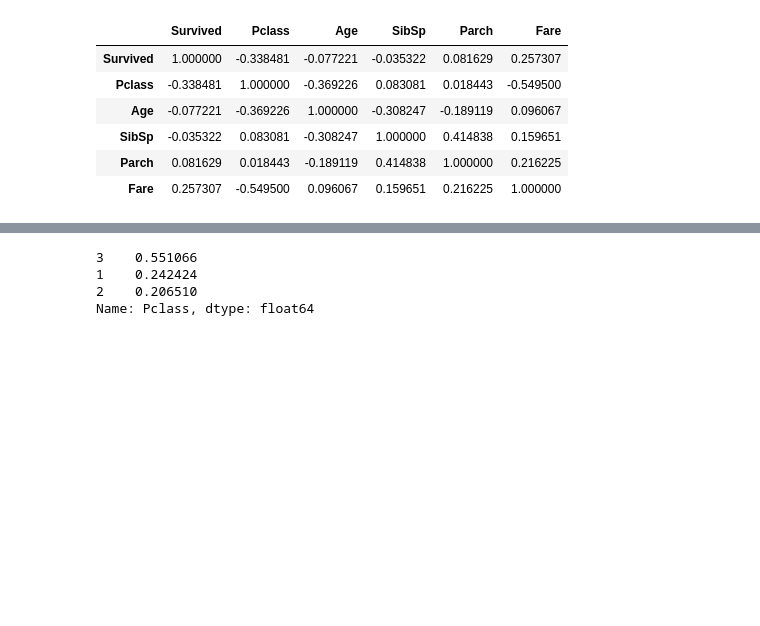
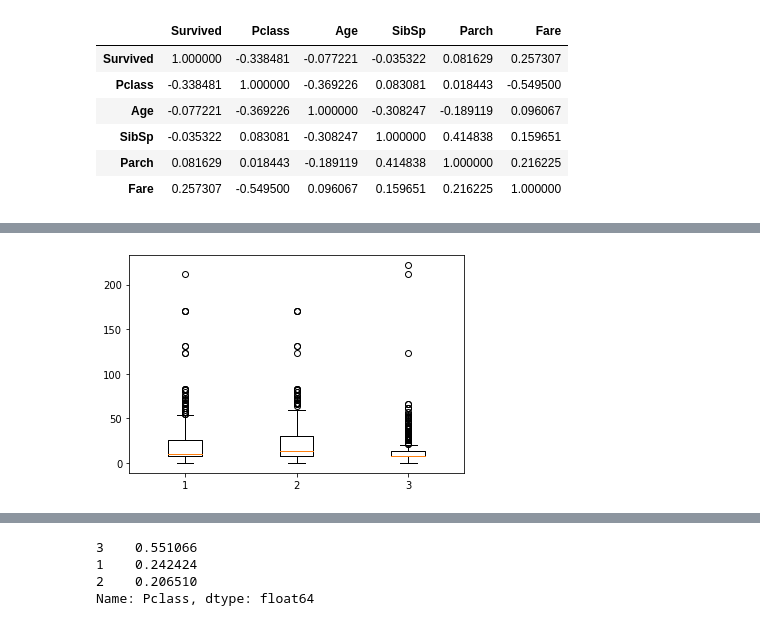
Before and after one commit to Gergolini/Titanic, a Jupyter notebook: Start_codes.ipynb, the cells around one changed output, grey strips where cells are left out. Drawn from its saved outputs; the diff is of its cells as text; code cells hidden in the pictures; blank space fills up the shorter version.

```diff
--- a/Start_codes.ipynb
+++ b/Start_codes.ipynb
@@ -176,3 +187,6 @@ ticket_p[ticket_p.Ticket == '24160']
+# %%
+df_merge = df.merge(ticket_p, on='Ticket')
+df_merge['Fare_per_person'] = df_merge.Fare/df_merge.t_count
 # %%
 df.corr()
 # %% [output]
@@ -185,0 +212,4 @@ df.corr()
+# %%
+plot_box_num(df_merge, 'Fare_per_person')
+# %% [output]
+[figure, added]
```
Also changed, not shown: parts of 13 cells of this notebook, 2 other files.
